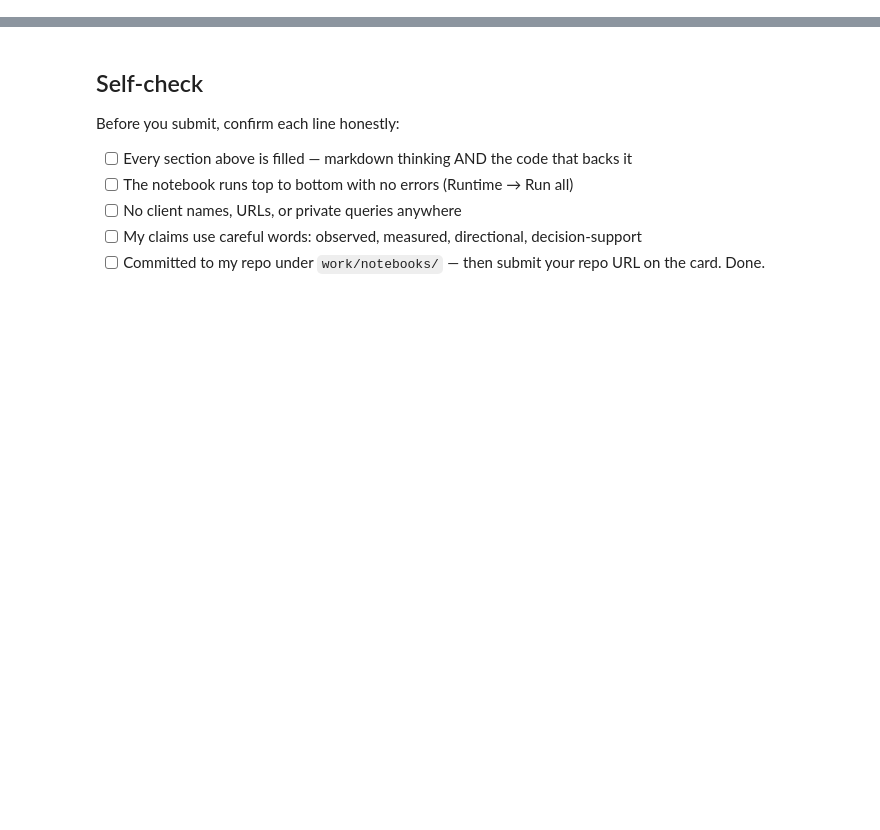
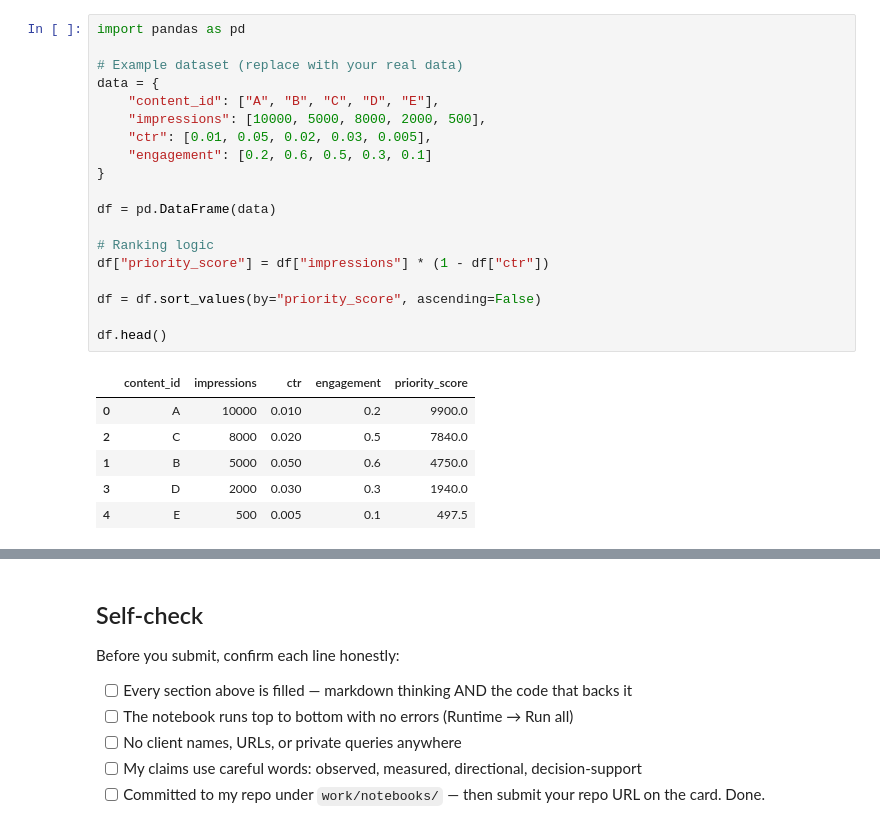
Before and after one commit to abubakarshahid439/ABUBAKAR.flyrank-ml-internship, a Jupyter notebook: work/notebooks/w07_action_playbook.ipynb, the cells around one changed output, grey strips where cells are left out. Saved outputs shown, nothing was run; the diff lists cells and outputs as text; blank space fills up the shorter version.

```diff
--- a/work/notebooks/w07_action_playbook.ipynb
+++ b/work/notebooks/w07_action_playbook.ipynb
@@ -43,0 +31,26 @@ This skeleton is yours to fill. Work the sections **in order** — each one has
+# %%
+import pandas as pd
+
+# Example dataset (replace with your real data)
+data = {
+    "content_id": ["A", "B", "C", "D", "E"],
+    "impressions": [10000, 5000, 8000, 2000, 500],
+    "ctr": [0.01, 0.05, 0.02, 0.03, 0.005],
+    "engagement": [0.2, 0.6, 0.5, 0.3, 0.1]
+}
+
+df = pd.DataFrame(data)
+
+# Ranking logic
+df["priority_score"] = df["impressions"] * (1 - df["ctr"])
+
+df = df.sort_values(by="priority_score", ascending=False)
+
+df.head()
+# %% [output]
+|  | content_id | impressions | ctr | engagement | priority_score |
+| 0 | A | 10000 | 0.010 | 0.2 | 9900.0 |
+| 2 | C | 8000 | 0.020 | 0.5 | 7840.0 |
+| 1 | B | 5000 | 0.050 | 0.6 | 4750.0 |
+| 3 | D | 2000 | 0.030 | 0.3 | 1940.0 |
+| 4 | E | 500 | 0.005 | 0.1 | 497.5 |
```
Also changed, not shown: parts of 20 cells of this notebook.
